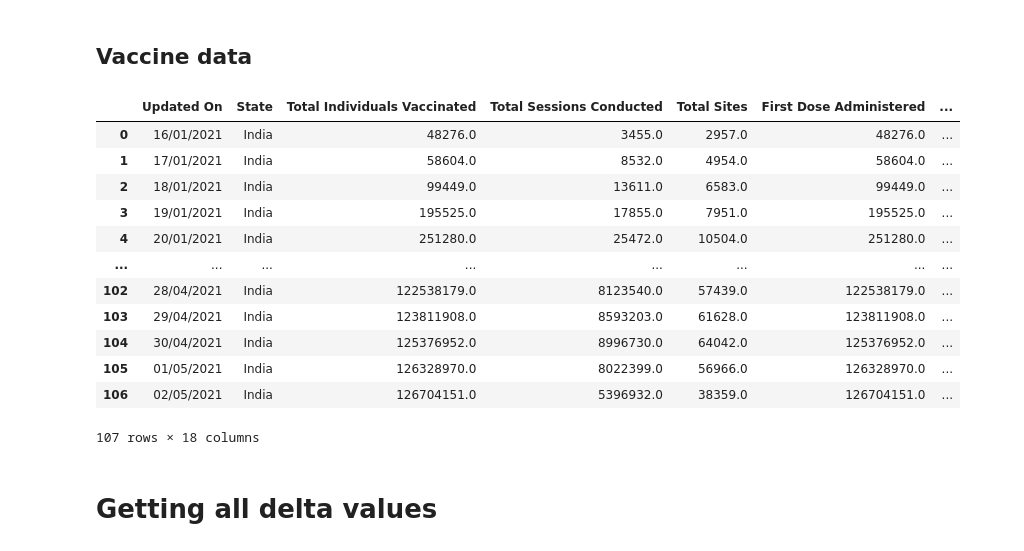
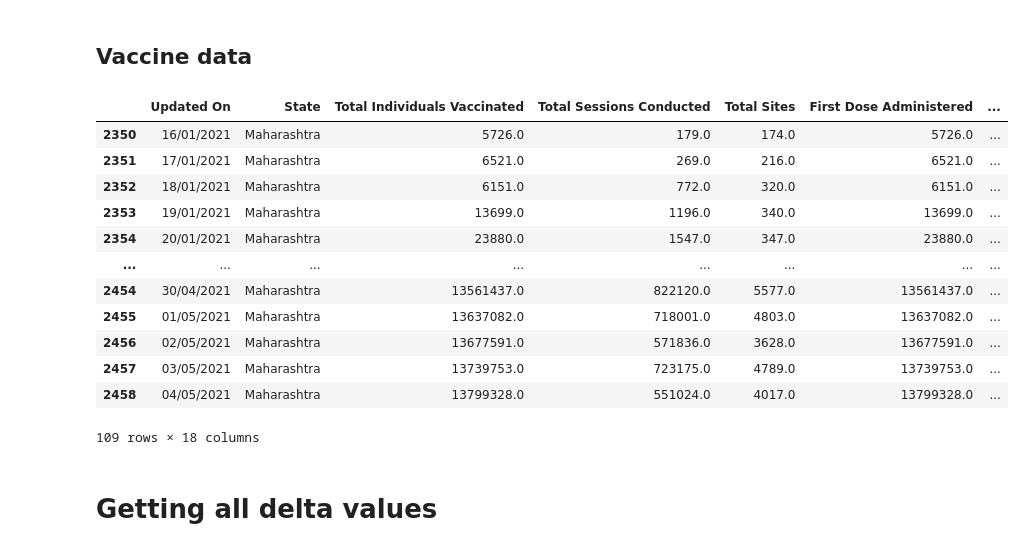
Before and after one commit to eeshsingh123/Covid19_Analysis, a Jupyter notebook: concepts/new_data_source_try/data_collection_and_cleaning.ipynb, the cells around one changed output. Cells and saved outputs as stored; diff of their text form; code cells hidden in the pictures.

```diff
--- a/concepts/new_data_source_try/data_collection_and_cleaning.ipynb
+++ b/concepts/new_data_source_try/data_collection_and_cleaning.ipynb
@@ -185,19 +185,21 @@ df[df['State'] == 'Mah'].tail(50)
 ## Vaccine data
 # %%
 vdf = pd.read_csv("http://api.covid19india.org/csv/latest/cowin_vaccine_data_statewise.csv")
+# %%
+vdf.dropna(subset=[i for i in vdf.columns if i not in ['Total Doses Administered', 'Updated On', 'State']], axis=0, how='all', inplace=True)
 # %%
-vdf[vdf['State'] == 'India'][:-1]
+vdf[vdf['State'] == 'Maharashtra']
 # %% [output]
 |  | Updated On | State | Total Individuals Vaccinated | Total Sessions Conducted | Total Sites | First Dose Administered | ... |
-| 0 | 16/01/2021 | India | 48276.0 | 3455.0 | 2957.0 | 48276.0 | ... |
-| 1 | 17/01/2021 | India | 58604.0 | 8532.0 | 4954.0 | 58604.0 | ... |
-| 2 | 18/01/2021 | India | 99449.0 | 13611.0 | 6583.0 | 99449.0 | ... |
-| 3 | 19/01/2021 | India | 195525.0 | 17855.0 | 7951.0 | 195525.0 | ... |
-| 4 | 20/01/2021 | India | 251280.0 | 25472.0 | 10504.0 | 251280.0 | ... |
+| 2350 | 16/01/2021 | Maharashtra | 5726.0 | 179.0 | 174.0 | 5726.0 | ... |
+| 2351 | 17/01/2021 | Maharashtra | 6521.0 | 269.0 | 216.0 | 6521.0 | ... |
+| 2352 | 18/01/2021 | Maharashtra | 6151.0 | 772.0 | 320.0 | 6151.0 | ... |
+| 2353 | 19/01/2021 | Maharashtra | 13699.0 | 1196.0 | 340.0 | 13699.0 | ... |
+| 2354 | 20/01/2021 | Maharashtra | 23880.0 | 1547.0 | 347.0 | 23880.0 | ... |
 | ... | ... | ... | ... | ... | ... | ... | ... |
-| 102 | 28/04/2021 | India | 122538179.0 | 8123540.0 | 57439.0 | 122538179.0 | ... |
-| 103 | 29/04/2021 | India | 123811908.0 | 8593203.0 | 61628.0 | 123811908.0 | ... |
-| 104 | 30/04/2021 | India | 125376952.0 | 8996730.0 | 64042.0 | 125376952.0 | ... |
-| 105 | 01/05/2021 | India | 126328970.0 | 8022399.0 | 56966.0 | 126328970.0 | ... |
-| 106 | 02/05/2021 | India | 126704151.0 | 5396932.0 | 38359.0 | 126704151.0 | ... |
+| 2454 | 30/04/2021 | Maharashtra | 13561437.0 | 822120.0 | 5577.0 | 13561437.0 | ... |
+| 2455 | 01/05/2021 | Maharashtra | 13637082.0 | 718001.0 | 4803.0 | 13637082.0 | ... |
+| 2456 | 02/05/2021 | Maharashtra | 13677591.0 | 571836.0 | 3628.0 | 13677591.0 | ... |
+| 2457 | 03/05/2021 | Maharashtra | 13739753.0 | 723175.0 | 4789.0 | 13739753.0 | ... |
+| 2458 | 04/05/2021 | Maharashtra | 13799328.0 | 551024.0 | 4017.0 | 13799328.0 | ... |
-107 rows × 18 columns
+109 rows × 18 columns
```
Also changed, not shown: parts of 1 cell of this notebook, 5 other files.
